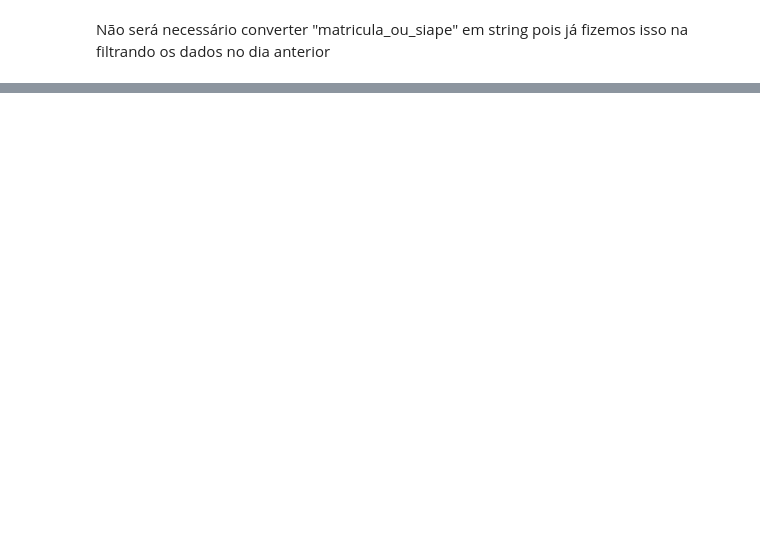
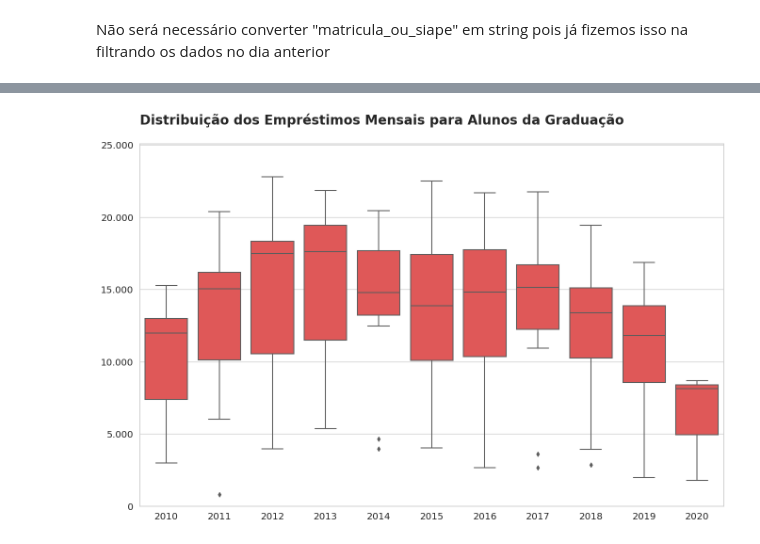
Before and after one commit to LuizGustavo8/7DaysOfCode, a Jupyter notebook: 7DaysOfCode.ipynb, the cells around one changed output, grey strips where cells are left out. Drawn from its saved outputs; the diff is of its cells as text; code cells hidden in the pictures; blank space fills up the shorter version.

```diff
--- a/7DaysOfCode.ipynb
+++ b/7DaysOfCode.ipynb
@@ -302,0 +498,2 @@ Não será necessário converter "matricula_ou_siape" em string pois já fizemos
+# %%
+df_biblioteca['data_emprestimo'] = pd.to_datetime(df_biblioteca['data_emprestimo'])
@@ -302,0 +631,3 @@ Não será necessário converter "matricula_ou_siape" em string pois já fizemos
+# %%
+alunos_graduacao = df_biblioteca.query('tipo_vinculo_usuario == "ALUNO DE GRADUAÇÃO"')
+alunos_graduacao.colecao.value_counts()
@@ -302,0 +652,9 @@ Não será necessário converter "matricula_ou_siape" em string pois já fizemos
+# %%
+alunos_graduacao_acervo_circulante = alunos_graduacao.query('colecao == "Acervo Circulante"')
+alunos_graduacao_acervo_circulante = pd.DataFrame(alunos_graduacao_acervo_circulante)
+alunos_graduacao_acervo_circulante['data_emprestimo'] = pd.to_datetime(alunos_graduacao_acervo_circulante['data_emprestimo'])
+alunos_graduacao_acervo_circulante['ano'] = alunos_graduacao_acervo_circulante['data_emprestimo'].dt.year
+alunos_graduacao_acervo_circulante['mes'] = alunos_graduacao_acervo_circulante['data_emprestimo'].dt.month
+alunos_graduacao_acervo_circulante = alunos_graduacao_acervo_circulante.loc[:,['ano','mes']]
+alunos_graduacao_acervo_circulante = alunos_graduacao_acervo_circulante.value_counts().to_frame('quantidade').reset_index()
+alunos_graduacao_acervo_circulante
@@ -302,0 +675,18 @@ Não será necessário converter "matricula_ou_siape" em string pois já fizemos
+# %%
+def gera_box_plot(dataset,x,y,titulo):
+
+    sns.set_theme(style="whitegrid", palette="pastel",font_scale=1.3)
+    plt.figure(figsize=(16,10))
+
+    ax = sns.boxplot(y= y, x= x, data=dataset, color='#f54242')
+    ax.yaxis.set_major_formatter(ticker.FuncFormatter(lambda x, p: format(int(x), ',').replace(',','.')))
+
+    plt.ylim(0,max(dataset[y])*1.1)
+    plt.xlabel(None)
+    plt.ylabel(None)
+
+    ax.set_title(titulo+"\n",size=20,loc='left',weight='bold')
+# %%
+gera_box_plot(alunos_graduacao_acervo_circulante,'ano','quantidade','Distribuição dos Empréstimos Mensais para Alunos da Graduação')
+# %% [output]
+[figure, added]
```
Also changed, not shown: parts of 39 cells of this notebook.
